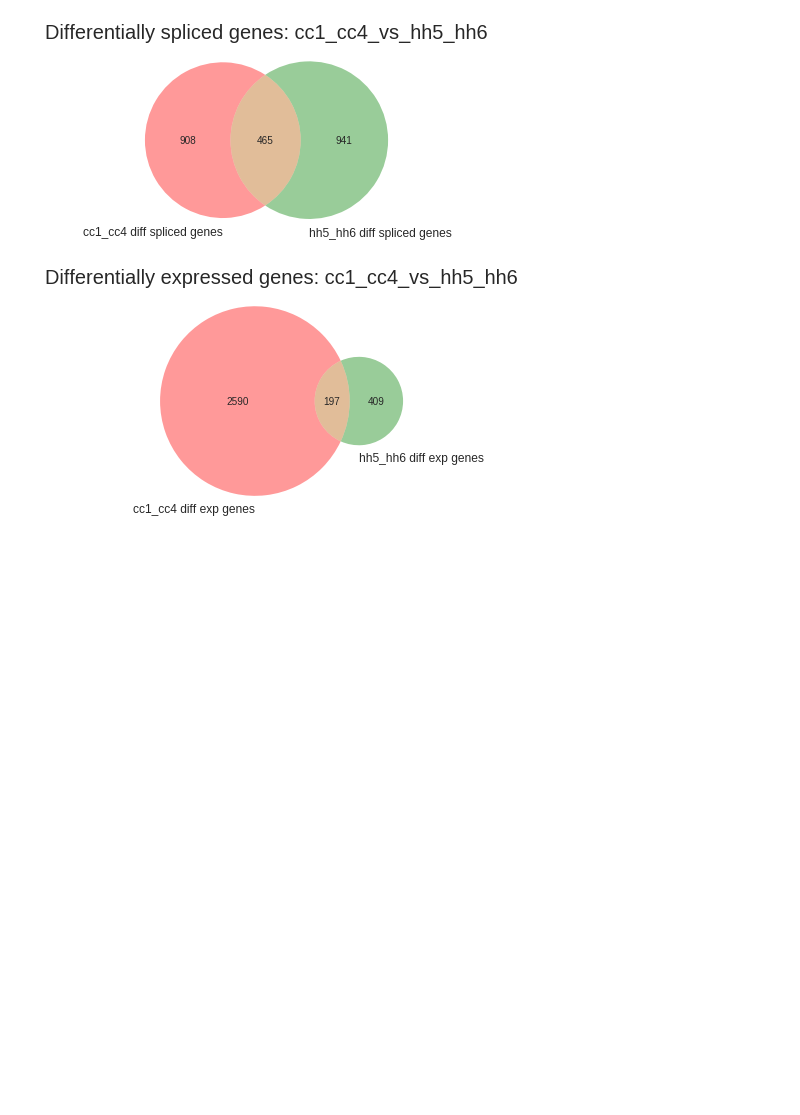
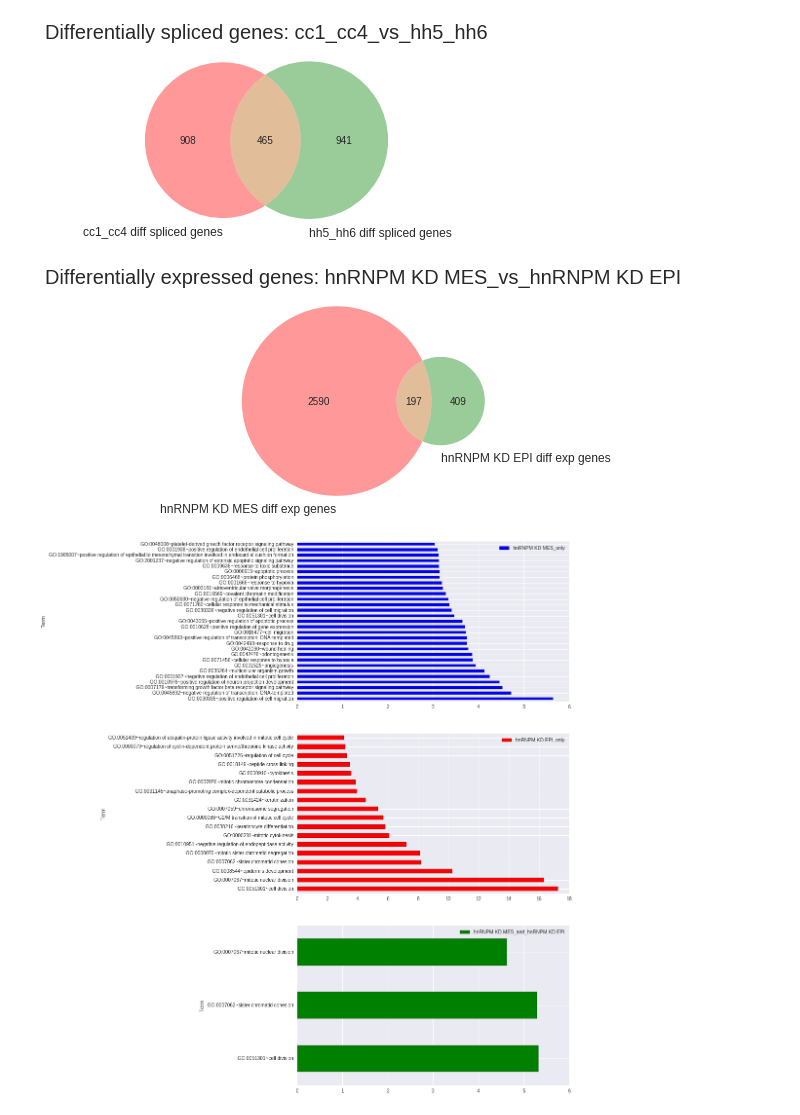
Before and after one commit to seharvey2012/programmatic_analysis, a Jupyter notebook: getting_clipper_to_work/clipper_runs_working_with_individual_rt_stops/master_go_analysis.ipynb, the cells around one changed output. Cells and saved outputs as stored; diff of their text form; code cells hidden in the pictures; blank space fills up the shorter version.

```diff
--- a/getting_clipper_to_work/clipper_runs_working_with_individual_rt_stops/master_go_analysis.ipynb
+++ b/getting_clipper_to_work/clipper_runs_working_with_individual_rt_stops/master_go_analysis.ipynb
@@ -371,10 +371,6 @@ def compare_gene_and_gene(cuff_df,mats_df,sample_name_1,sample_name_2):
     with open('master_go_analysis/'+sample_name_1+'_vs_'+sample_name_2+'_gene_exp.txt','w') as f:
         writer = csv.writer(f,'textdialect')
         writer.writerows(izip_longest(*megalist,fillvalue=""))
-# %%
-compare_gene_and_gene(cc1_cc4_cuff_df_filtered,hh5_hh6_cuff_df_filtered,'cc1_cc4','hh5_hh6')
-# %% [output]
-[figure, removed]
 # %%
 #write a function to go into the david output and collect the data for the 3 bar graphs and then plot
 #How am I going to do this. Pull everything out as a dataframe
@@ -406,0 +410,10 @@ sample_1_only = neg_log_p_and_filter_go(cutoff,sample_1_only)
+# %%
+#EPI VS MES GENE EXPRESSION
+cc1_cc4_gene = 'master_go_analysis/epi_vs_mes_hnM_knockdown_genes_diff_log_ratio_1/cc1_cc4_gene_diff_only.txt'
+hh5_hh6_gene = 'master_go_analysis/epi_vs_mes_hnM_knockdown_genes_diff_log_ratio_1/hh5_hh6_gene_diff_only.txt'
+both_gene = 'master_go_analysis/epi_vs_mes_hnM_knockdown_genes_diff_log_ratio_1/cc1_cc4_hh5_hh6_intersection_gene.txt'
+compare_gene_and_gene(cc1_cc4_cuff_df_filtered,hh5_hh6_cuff_df_filtered,'hnRNPM KD MES','hnRNPM KD EPI')
+david_bar_graph(cc1_cc4_gene,hh5_hh6_gene,both_gene,'hnRNPM KD MES','hnRNPM KD EPI','GOTERM_BP_DIRECT',3)
+# %% [output]
+[figure, added]
+[figure, added]
```
Also changed, not shown: parts of 2 cells of this notebook.
